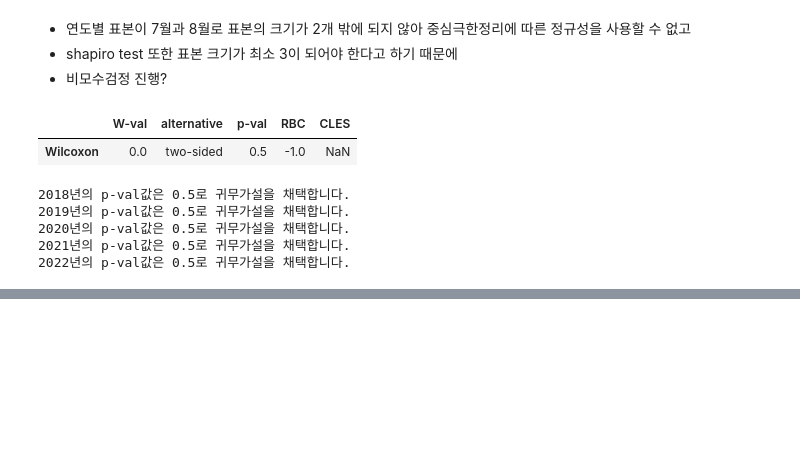
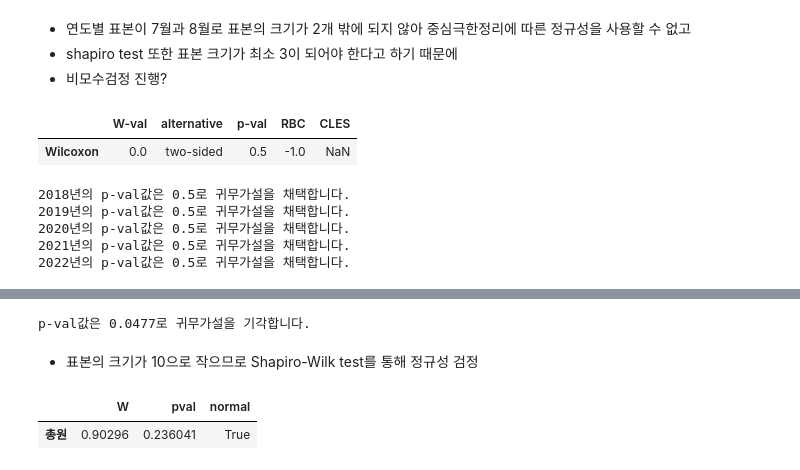
Before and after one commit to HaJeong-K/Jeju_project, a Jupyter notebook: 방문_관광객_월간_보고서_preprocessing.ipynb, the cells around one changed output, grey strips where cells are left out. Saved outputs shown, nothing was run; the diff lists cells and outputs as text; code cells hidden in the pictures; blank space fills up the shorter version.

```diff
--- a/방문_관광객_월간_보고서_preprocessing.ipynb
+++ b/방문_관광객_월간_보고서_preprocessing.ipynb
@@ -485,0 +490,19 @@ for year in years:
+# %%
+mu_5years = df_5years.loc[:, '총원'].mean()
+x_5years = df_5years.loc[(df_5years['월'] == '07') | (df_5years['월'] == '08'), '총원']
+ttest_5years = pg.ttest(x_5years, mu_5years).round(4)
+p_val_5years = float(ttest['p-val'])
+
+if p_val_5years < alpha:
+  print(f'p-val값은 {p_val_5years}로 귀무가설을 기각합니다.')
+else:
+  print(f'p-val값은 {p_val_5years}로 귀무가설을 채택합니다.')
+# %% [output]
+p-val값은 0.0477로 귀무가설을 기각합니다.
+# %% [markdown]
+- 표본의 크기가 10으로 작으므로 Shapiro-Wilk test를 통해 정규성 검정
+# %%
+pg.normality(x_5years)
+# %% [output]
+|  | W | pval | normal |
+| 총원 | 0.90296 | 0.236041 | True |
```
Also changed, not shown: parts of 1 cell of this notebook.
